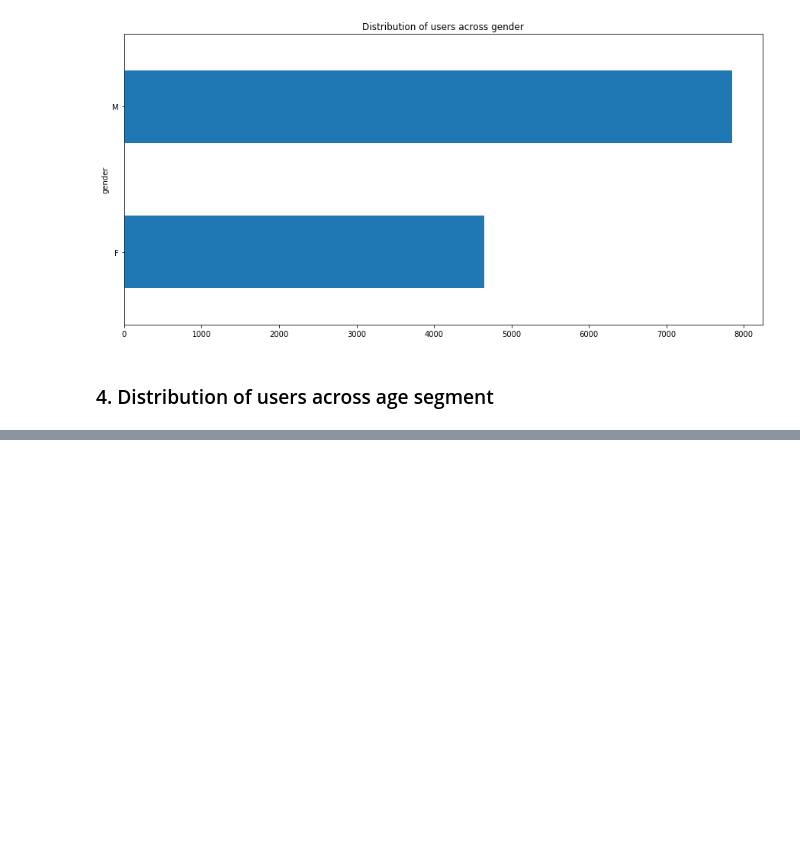
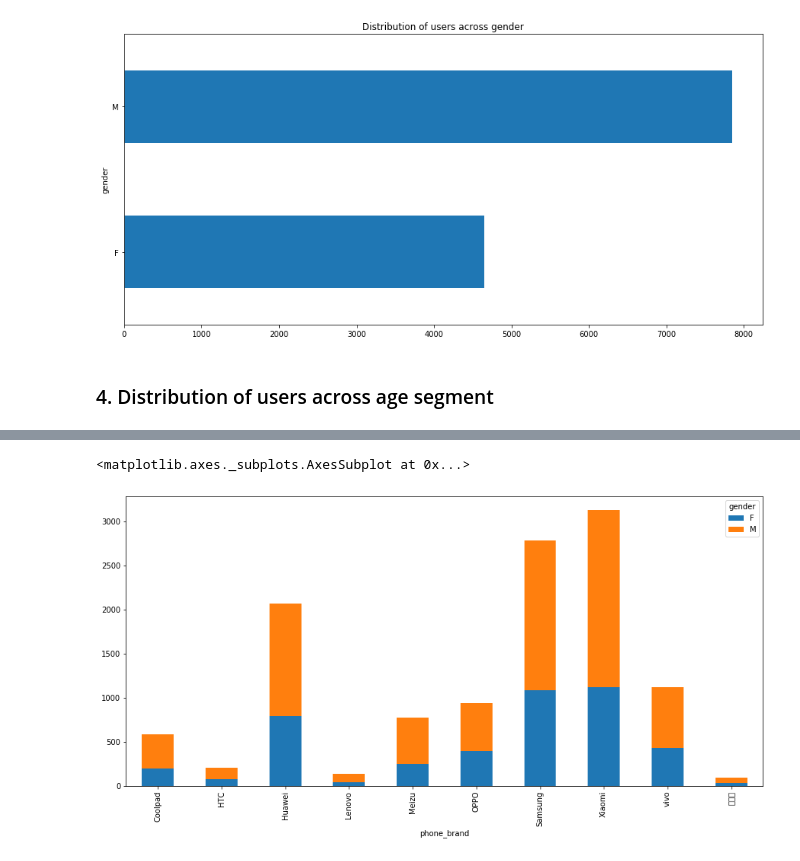
Before and after one commit to spsesha/capstone-project-1, a Jupyter notebook: Capstone Project.ipynb, the cells around one changed output, grey strips where cells are left out. Saved outputs shown, nothing was run; the diff lists cells and outputs as text; code cells hidden in the pictures; blank space fills up the shorter version.

```diff
--- a/Capstone Project.ipynb
+++ b/Capstone Project.ipynb
@@ -263,0 +282,6 @@ Text(0.5, 1.0, 'Distribution of users across age segment')
+# %%
+temp = phone_brand_filter.groupby(['phone_brand', 'gender']).size().reset_index().pivot(columns='gender', index='phone_brand', values=0)
+temp.plot.bar(stacked=True, figsize=(15, 7))
+# %% [output]
+<matplotlib.axes._subplots.AxesSubplot at 0x...>
+[figure, added]
```
Also changed, not shown: parts of 7 cells of this notebook.
